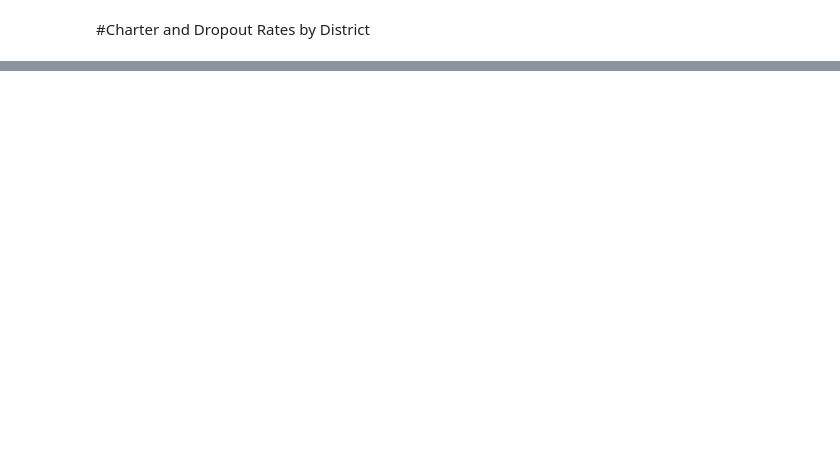
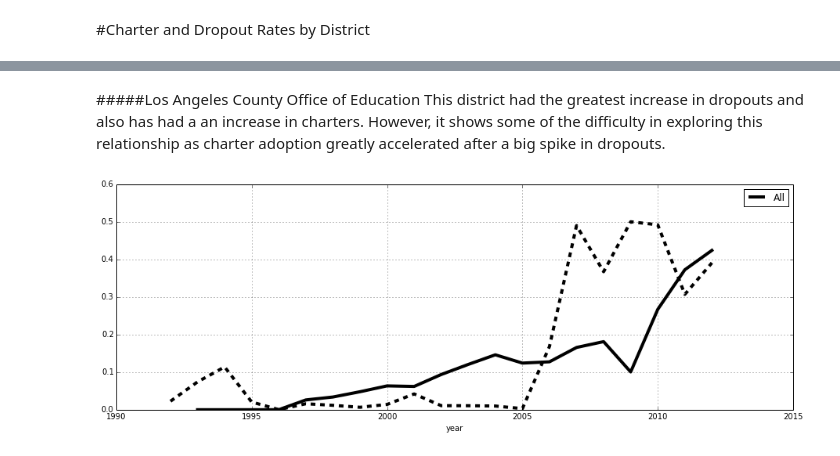
Before and after one commit to PaulAYoung/WWOD-final-project, a Jupyter notebook: notebooks/CharterInfo.ipynb, the cells around one changed output, grey strips where cells are left out. Saved outputs shown, nothing was run; the diff lists cells and outputs as text; code cells hidden in the pictures; blank space fills up the shorter version.

```diff
--- a/notebooks/CharterInfo.ipynb
+++ b/notebooks/CharterInfo.ipynb
@@ -147,0 +288,7 @@ interactive(
+# %% [markdown]
+#####Los Angeles County Office of Education
+This district had the greatest increase in dropouts and also has had a an increase in charters. However, it shows some of the difficulty in exploring this relationship as charter adoption greatly accelerated after a big spike in dropouts.
+# %%
+plot_district("Los Angeles", "Los Angeles County Office of Education", All=True)
+# %% [output]
+[figure, added]
```
Also changed, not shown: parts of 38 cells of this notebook.
